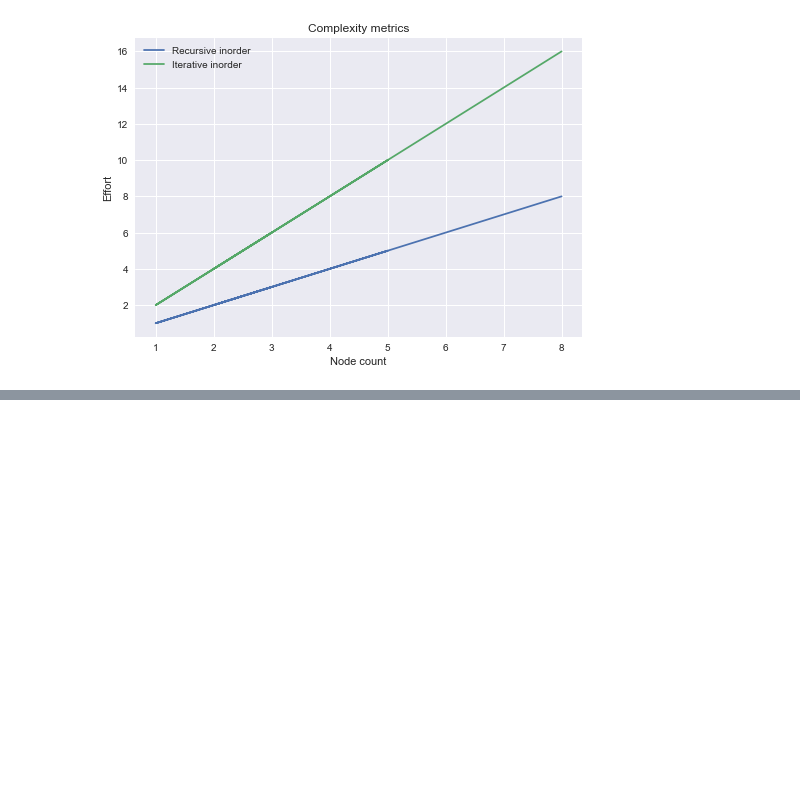
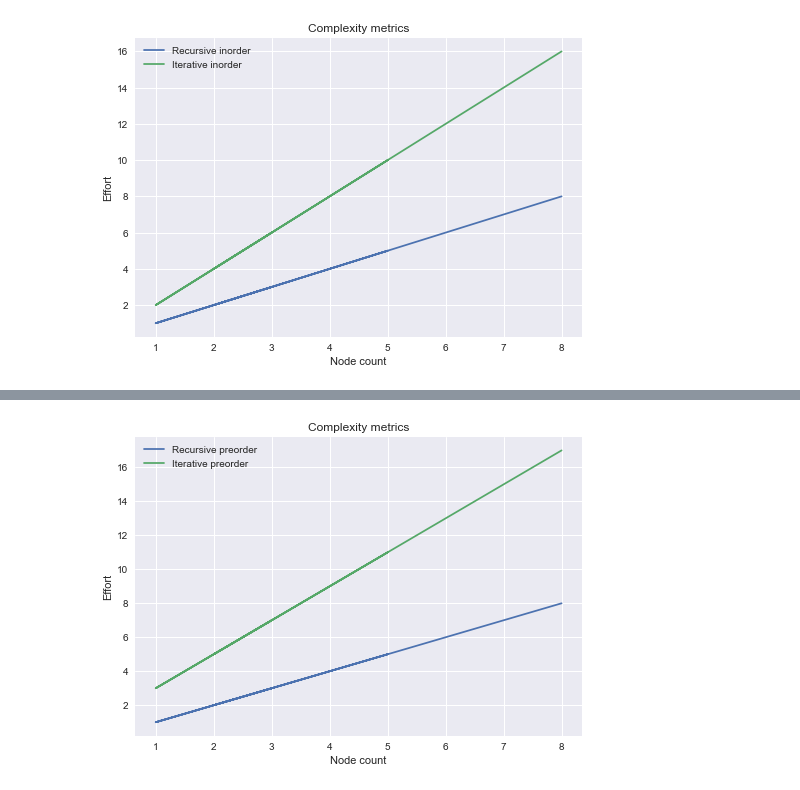
Before and after one commit to brunolcarli/GooGraph, a Jupyter notebook: BinaryTree_exercise_list.ipynb, the cells around one changed output, grey strips where cells are left out. Drawn from its saved outputs; the diff is of its cells as text; code cells hidden in the pictures; blank space fills up the shorter version.

```diff
--- a/BinaryTree_exercise_list.ipynb
+++ b/BinaryTree_exercise_list.ipynb
@@ -199,0 +277,14 @@ The complexity identified for iterative methos is **O(2n)** since the effort is
+# %%
+rows = []
+queue = [tree.root]
+while queue:
+    node = queue.pop(0)
+    agent = Agent(tree, node)
+    rows.append([node, agent.recursive_preorder(node), agent.effort])
+    if node.left:
+        queue.append(node.left)
+    if node.right:
+        queue.append(node.right)
+
+recursive_df = pd.DataFrame(rows, columns=['Root', 'Result', 'Effort'])
+recursive_df
@@ -199,0 +301,14 @@ The complexity identified for iterative methos is **O(2n)** since the effort is
+# %%
+rows = []
+queue = [tree.root]
+while queue:
+    node = queue.pop(0)
+    agent = Agent(tree, node)
+    rows.append([node, agent.iterative_preorder(node), agent.effort])
+    if node.left:
+        queue.append(node.left)
+    if node.right:
+        queue.append(node.right)
+
+iterative_df = pd.DataFrame(rows, columns=['Root', 'Result', 'Effort'])
+iterative_df
@@ -199,0 +325,18 @@ The complexity identified for iterative methos is **O(2n)** since the effort is
+# %%
+plt.plot(
+    [len(result) for result in recursive_df.Result.values],
+    recursive_df.Effort.values,
+    label='Recursive preorder'
+)
+plt.plot(
+    [len(result) for result in iterative_df.Result.values],
+    iterative_df.Effort.values,
+    label='Iterative preorder'
+)
+plt.xlabel('Node count')
+plt.ylabel('Effort')
+plt.legend()
+plt.title('Complexity metrics')
+plt.show()
+# %% [output]
+[figure, added]
```
Also changed, not shown: parts of 11 cells of this notebook.
